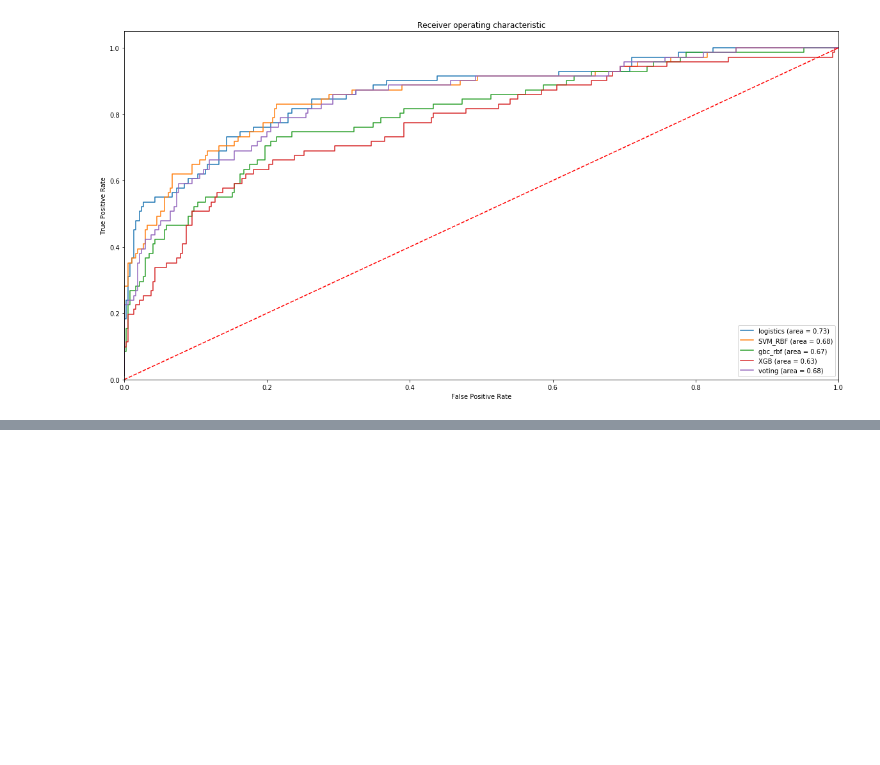
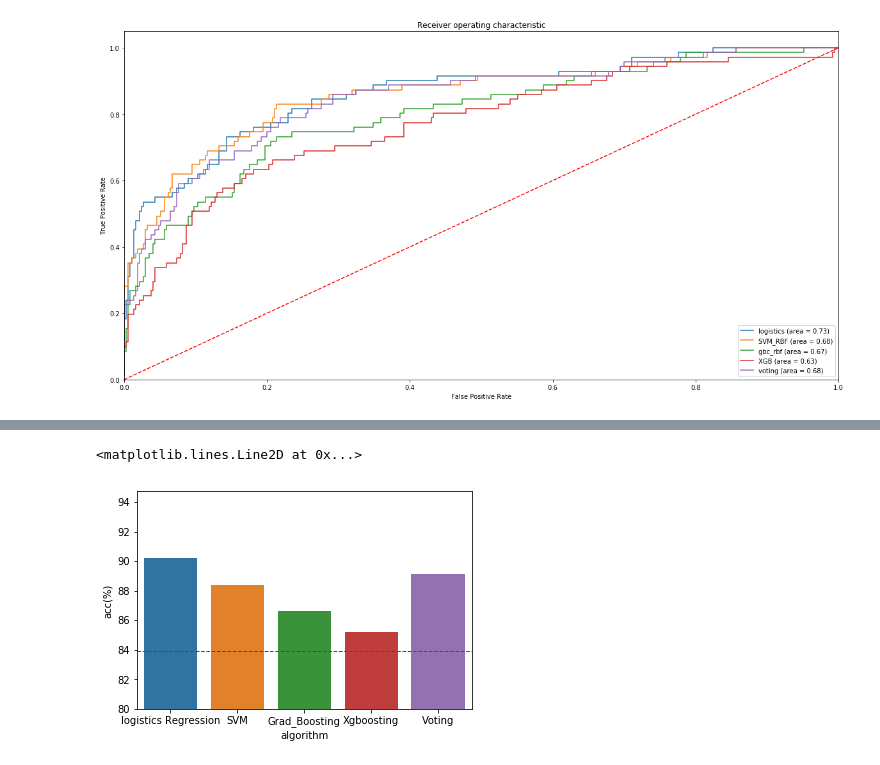
Before and after one commit to tonnykwon/naver-project, a Jupyter notebook: total_analysis.ipynb, the cells around one changed output, grey strips where cells are left out. Saved outputs shown, nothing was run; the diff lists cells and outputs as text; code cells hidden in the pictures; blank space fills up the shorter version.

```diff
--- a/total_analysis.ipynb
+++ b/total_analysis.ipynb
@@ -531,3 +583,7 @@ plt.legend(loc="lower right")
 plt.show()
 # %% [output]
 [figure]
+# %%
+data = {'algorithm':['logistics Regression', 'SVM', 'Grad_Boosting', 'Xgboosting', 'Voting'], 'acc(%)':[90.2, 88.4, 86.6, 85.2, 89.1]}
+acc_df = pd.DataFrame(data)
+acc_df
@@ -533,0 +597,7 @@ plt.show()
+# %%
+bar = sns.barplot(x = 'algorithm', y = 'acc(%)', data=acc_df)
+bar.set_ylim(80,)
+bar.axhline(y=83.9, color='r', linestyle='--', linewidth=1)
+# %% [output]
+<matplotlib.lines.Line2D at 0x...>
+[figure, added]
```
Also changed, not shown: parts of 8 cells of this notebook.
